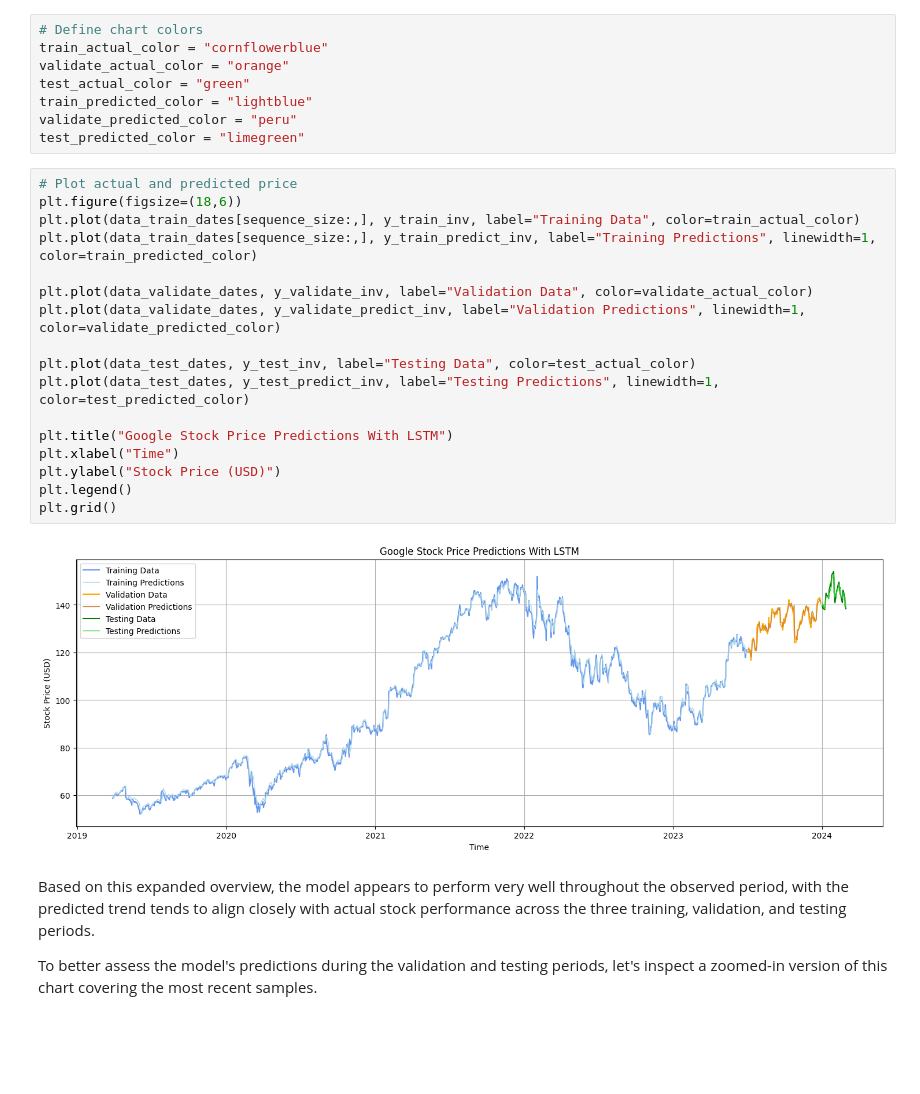
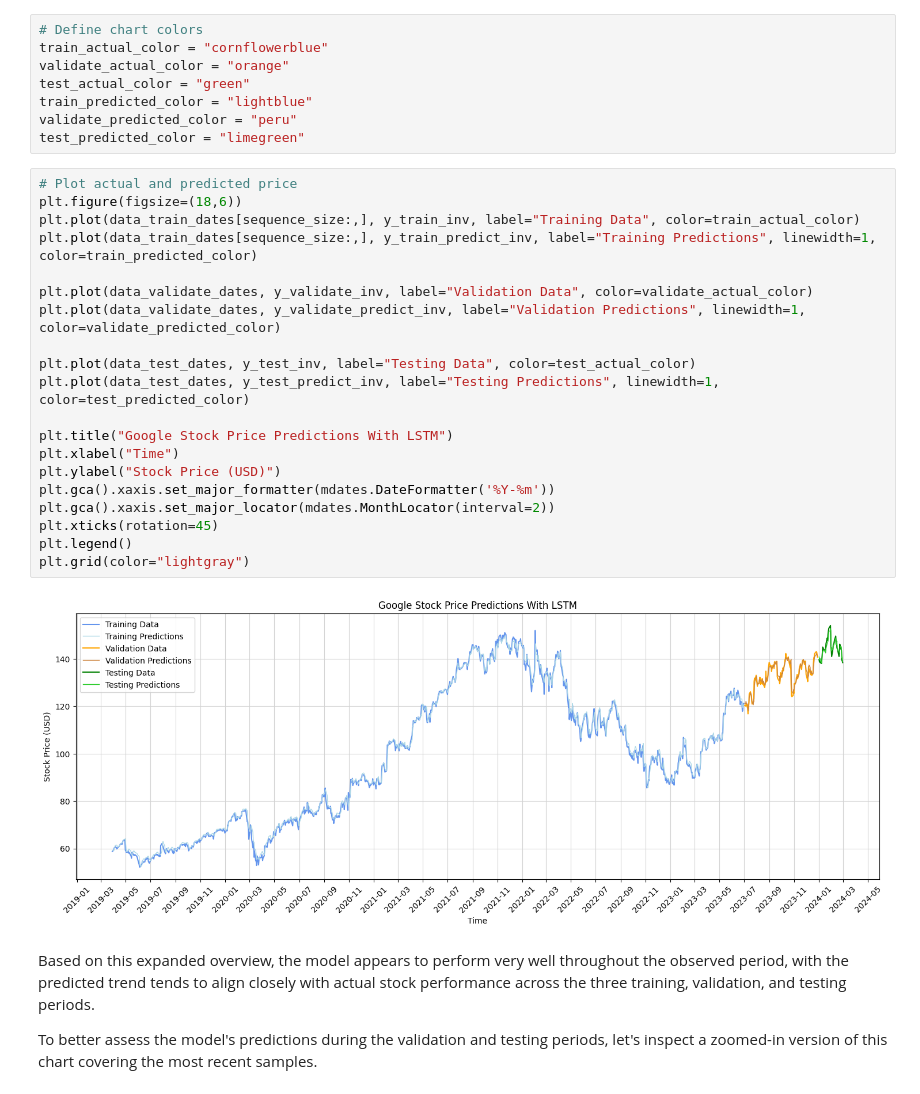
Before and after one commit to sinanw/lstm-stock-price-prediction, a Jupyter notebook: notebooks/3-model-training.ipynb, the cells around one changed output. Drawn from its saved outputs; the diff is of its cells as text; blank space fills up the shorter version.

Commit message:
Charts grid color adjusted for lower contrast

```diff
--- a/notebooks/3-model-training.ipynb
+++ b/notebooks/3-model-training.ipynb
@@ -348,22 +350,25 @@ test_predicted_color = "limegreen"
 # %%
 # Plot actual and predicted price
 plt.figure(figsize=(18,6))
 plt.plot(data_train_dates[sequence_size:,], y_train_inv, label="Training Data", color=train_actual_color)
 plt.plot(data_train_dates[sequence_size:,], y_train_predict_inv, label="Training Predictions", linewidth=1, color=train_predicted_color)
 
 plt.plot(data_validate_dates, y_validate_inv, label="Validation Data", color=validate_actual_color)
 plt.plot(data_validate_dates, y_validate_predict_inv, label="Validation Predictions", linewidth=1, color=validate_predicted_color)
 
 plt.plot(data_test_dates, y_test_inv, label="Testing Data", color=test_actual_color)
 plt.plot(data_test_dates, y_test_predict_inv, label="Testing Predictions", linewidth=1, color=test_predicted_color)
 
 plt.title("Google Stock Price Predictions With LSTM")
 plt.xlabel("Time")
 plt.ylabel("Stock Price (USD)")
+plt.gca().xaxis.set_major_formatter(mdates.DateFormatter('%Y-%m'))
+plt.gca().xaxis.set_major_locator(mdates.MonthLocator(interval=2))
+plt.xticks(rotation=45)
 plt.legend()
-plt.grid()
+plt.grid(color="lightgray")
 # %% [output]
-[figure, old version]
+[figure, new version]
 # %% [markdown]
 Based on this expanded overview, the model appears to perform very well throughout the observed period, with the predicted trend tends to align closely with actual stock performance across the three training, validation, and testing periods.
 
```
Also changed, not shown: parts of 3 cells of this notebook.
